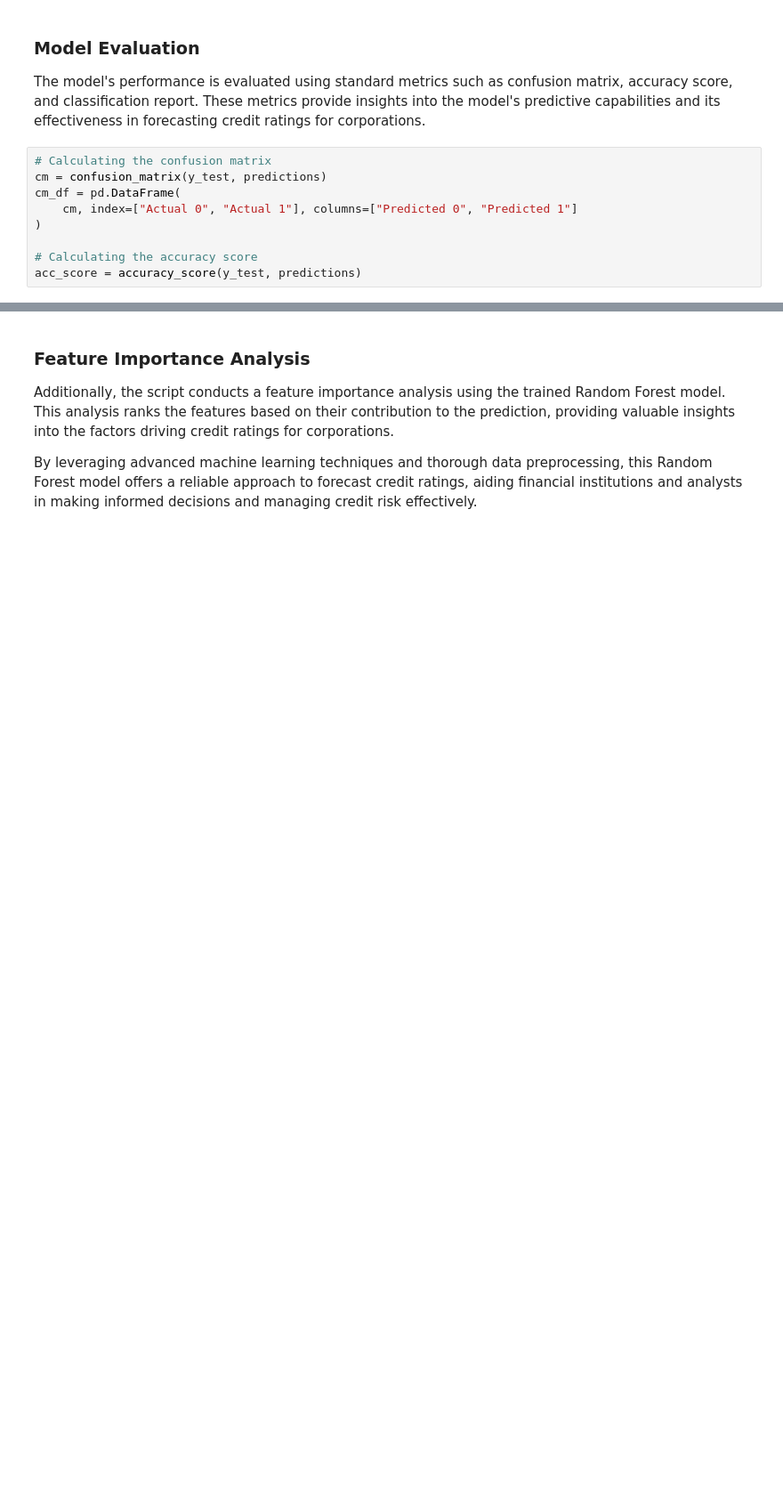
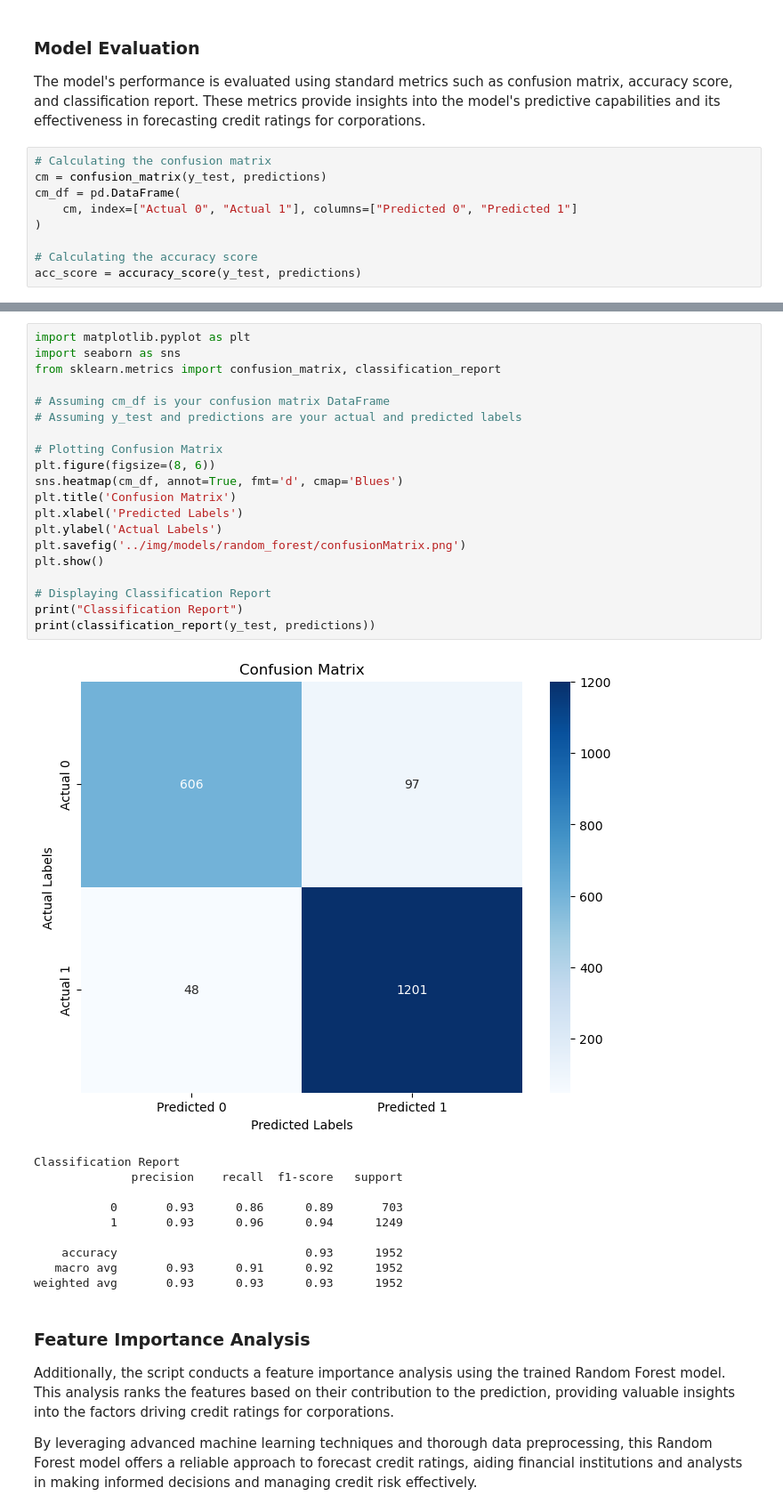
Before and after one commit to ericjjohnson2/corporate_credit_rating, a Jupyter notebook: notebooks/random_forest_model.ipynb, the cells around one changed output, grey strips where cells are left out. Shown: that part at 89% size. Drawn from its saved outputs; the diff is of its cells as text; blank space fills up the shorter version.

Commit message:
add confusion matirx

```diff
--- a/notebooks/random_forest_model.ipynb
+++ b/notebooks/random_forest_model.ipynb
@@ -100,6 +100,37 @@ Classification Report
     accuracy                           0.93      1952
    macro avg       0.93      0.91      0.92      1952
 weighted avg       0.93      0.93      0.93      1952
+# %%
+import matplotlib.pyplot as plt
+import seaborn as sns
+from sklearn.metrics import confusion_matrix, classification_report
+
+# Assuming cm_df is your confusion matrix DataFrame
+# Assuming y_test and predictions are your actual and predicted labels
+
+# Plotting Confusion Matrix
+plt.figure(figsize=(8, 6))
+sns.heatmap(cm_df, annot=True, fmt='d', cmap='Blues')
+plt.title('Confusion Matrix')
+plt.xlabel('Predicted Labels')
+plt.ylabel('Actual Labels')
+plt.savefig('../img/models/random_forest/confusionMatrix.png')
+plt.show()
+
+# Displaying Classification Report
+print("Classification Report")
+print(classification_report(y_test, predictions))
+# %% [output]
+[figure, added]
+Classification Report
+              precision    recall  f1-score   support
+
+           0       0.93      0.86      0.89       703
+           1       0.93      0.96      0.94      1249
+
+    accuracy                           0.93      1952
+   macro avg       0.93      0.91      0.92      1952
+weighted avg       0.93      0.93      0.93      1952
 # %% [markdown]
 ### Feature Importance Analysis
 Additionally, the script conducts a feature importance analysis using the trained Random Forest model. This analysis ranks the features based on their contribution to the prediction, providing valuable insights into the factors driving credit ratings for corporations.
```
Also changed, not shown: parts of 3 cells of this notebook, 4 other files.
